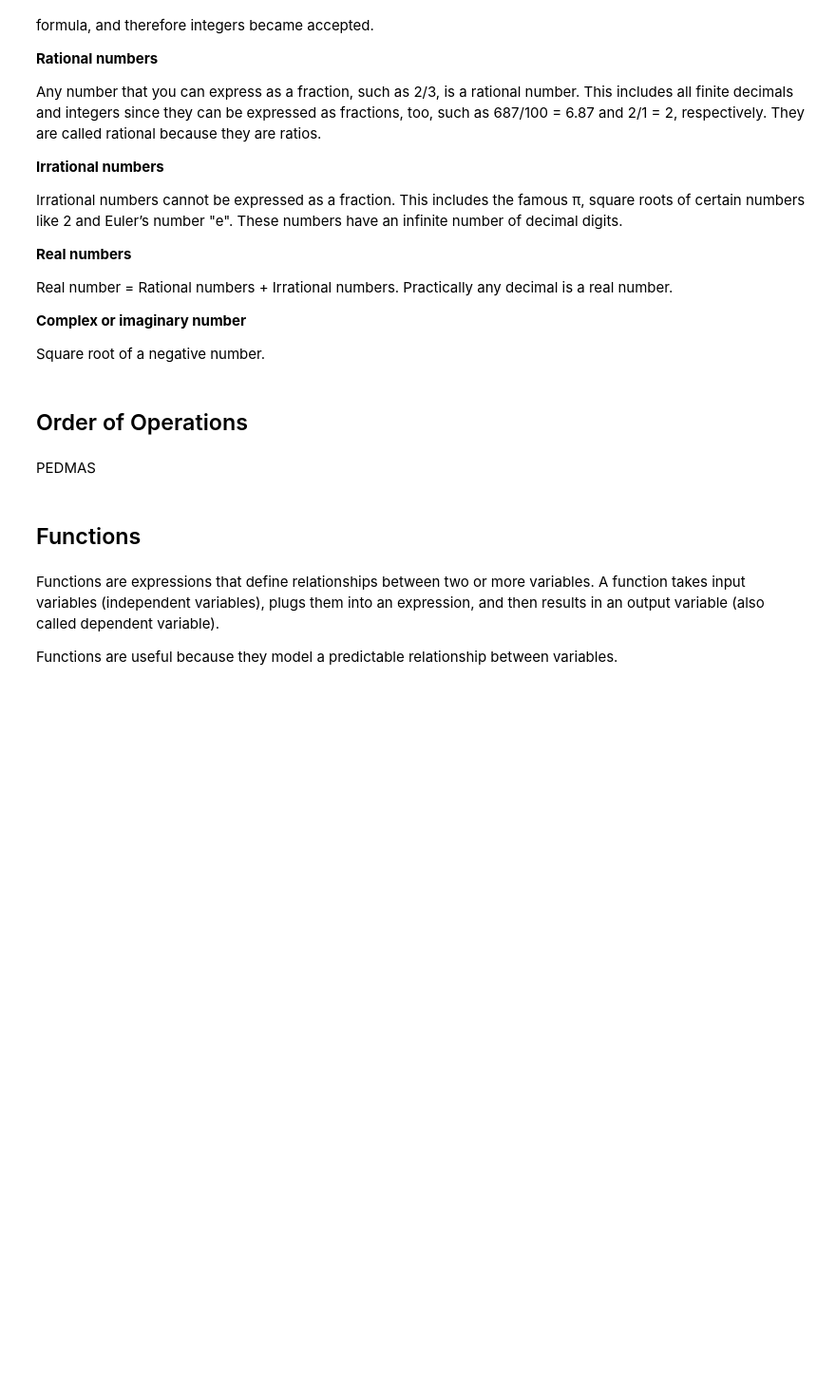
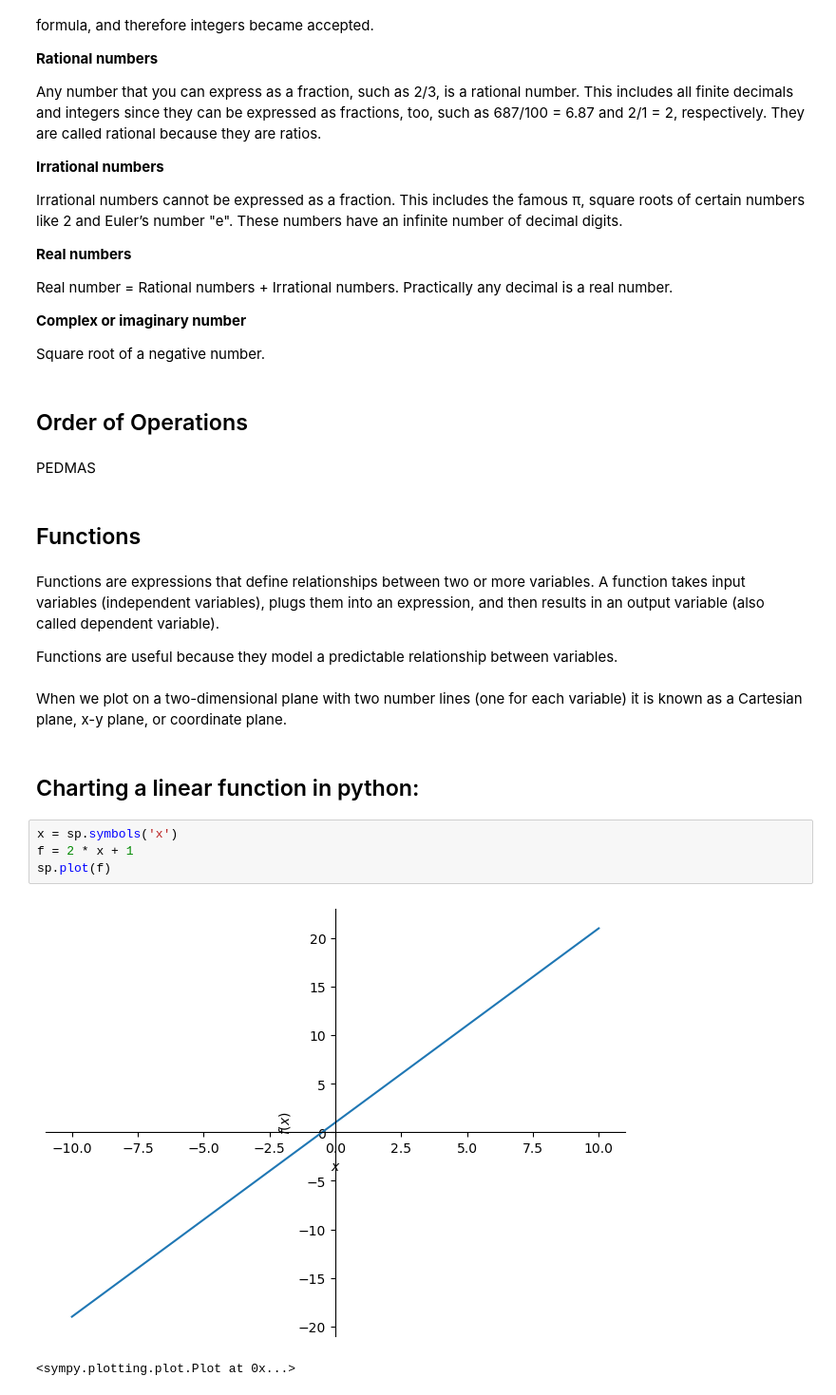
Before and after one commit to datasafariwithcj/MathsForDS, a Jupyter notebook: DSmathematics_notes/basic_math_and_calculus.ipynb, the cells around one changed output. Shown at 95% size. Cells and saved outputs as stored; diff of their text form; blank space fills up the shorter version.

```diff
--- a/DSmathematics_notes/basic_math_and_calculus.ipynb
+++ b/DSmathematics_notes/basic_math_and_calculus.ipynb
@@ -40,3 +42,14 @@ PEDMAS
 Functions are expressions that define relationships between two or more variables. A function takes input variables (independent variables), plugs them into an expression, and then results in an output variable (also called dependent variable).
 
 Functions are useful because they model a predictable relationship between variables.
+# %% [markdown]
+When we plot on a two-dimensional plane with two number lines (one for each variable) it is known as a Cartesian plane, x-y plane, or coordinate plane.
+# %% [markdown]
+## Charting a linear function in python:
+# %%
+x = sp.symbols('x')
+f = 2 * x + 1
+sp.plot(f)
+# %% [output]
+[figure, added]
+<sympy.plotting.plot.Plot at 0x...>
```
Also changed, not shown: parts of 5 cells of this notebook.
